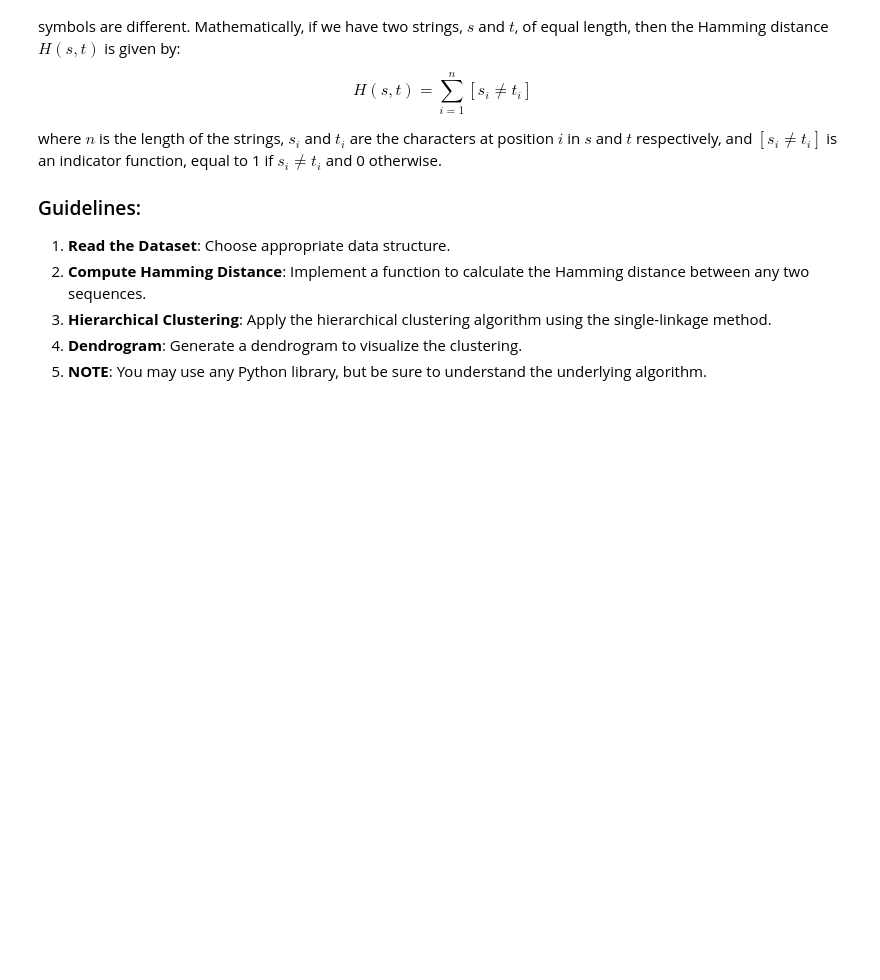
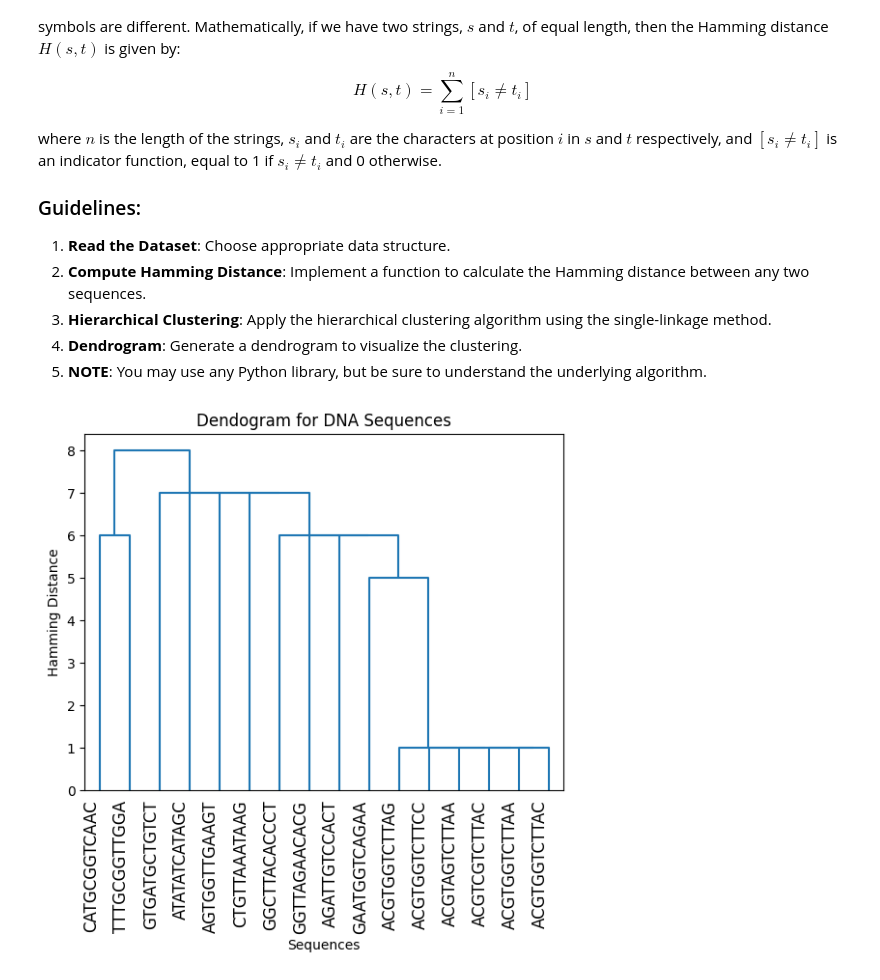
Before and after one commit to clarkaid/Data-Science-Fundamentals, a Jupyter notebook: lecture_06/worksheet_06.ipynb, the cells around one changed output. Saved outputs shown, nothing was run; the diff lists cells and outputs as text; code cells hidden in the pictures; blank space fills up the shorter version.

```diff
--- a/lecture_06/worksheet_06.ipynb
+++ b/lecture_06/worksheet_06.ipynb
@@ -159,0 +148,66 @@ sequences = [
+# %%
+sequences = [
+ 'ACGTGGTCTTAA',
+ 'ACGTCGTCTTAC',
+ 'ACGTGGTCTTAC',
+ 'ACGTAGTCTTAA',
+ 'ACGTGGTCTTCC',
+ 'ACGTGGTCTTAG',
+ 'CTGTTAAATAAG',
+ 'GGTTAGAACACG',
+ 'AGTGGTTGAAGT',
+ 'GGCTTACACCCT',
+ 'AGATTGTCCACT',
+ 'CATGCGGTCAAC',
+ 'ATATATCATAGC',
+ 'TTTGCGGTTGGA',
+ 'GAATGGTCAGAA',
+ 'GTGATGCTGTCT']
+
+#First, we'll import the appropriate libraries.
+import scipy as scipy
+import matplotlib.pyplot as plt
+import numpy as np
+
+#Reading in dataset
+#Scipy provides an agglomerative hierarchical clustering function, but it takes in a 2D m x n array
+#where m is the number of observations and n is the number of attributes
+#So, I want to split the DNA strings into a 2D array
+
+seq_array = np.array([[letter for letter in sequence] for sequence in sequences])
+
+#Compute Hamming Distance
+#Takes in two lists of characters (A, C, G, T) and returns the Hamming Distance between the two sequences
+def hamming(x, y):
+    if len(x) != len(y):
+        raise Exception("the two sequences must be the same length")
+
+    distance = 0
+    for i in range(0,len(x)):
+        if x[i] != y[i]:
+            distance += 1
+
+    return distance
+
+#For scipy's hierarchical clustering function, we need a distance matrix
+seq_distances = np.empty((len(seq_array), len(seq_array)))
+for i in range(0, len(seq_array)):
+    for j in range(0,len(seq_array)):
+        seq_distances[i][j] = hamming(seq_array[i], seq_array[j])
+
+#Convert to condensed distance vector
+condensed_distances = scipy.spatial.distance.squareform(seq_distances)
+
+#Apply Hierarchical clustering using scipy
+
+clusters = scipy.cluster.hierarchy.linkage(condensed_distances, method='single')
+
+#Output dendogram using sequences as labels
+plt.figure()
+dendrogram = scipy.cluster.hierarchy.dendrogram(clusters, color_threshold = 0, labels = sequences)
+plt.title("Dendogram for DNA Sequences")
+plt.xlabel("Sequences")
+plt.ylabel("Hamming Distance")
+plt.xticks(rotation=90, ha='right'); #Rotate labels so that the names don't overlap
+# %% [output]
+[figure, added]
```
Also changed, not shown: parts of 8 cells of this notebook.
